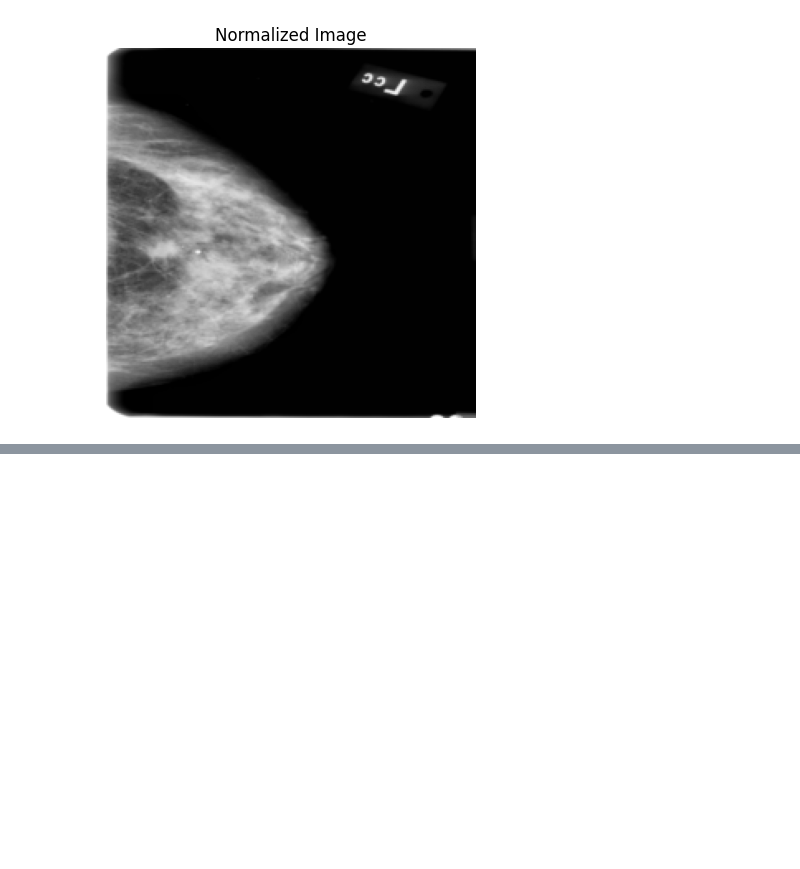
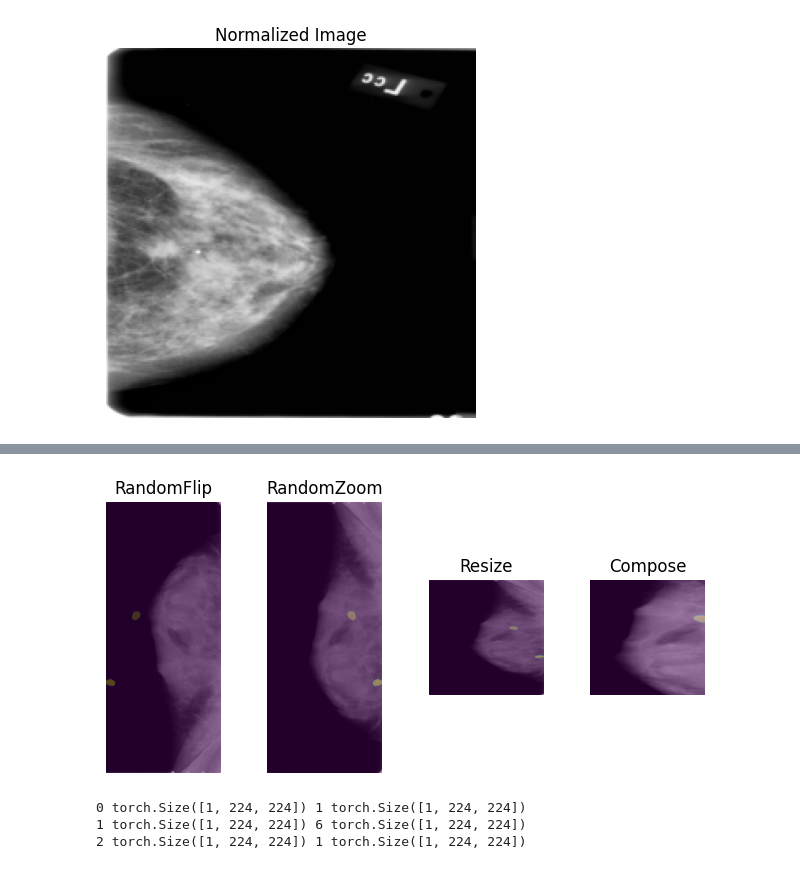
Before and after one commit to tmb2k01/mammo-vision, a Jupyter notebook: notebooks/data_preparation.ipynb, the cells around one changed output, grey strips where cells are left out. Cells and saved outputs as stored; diff of their text form; code cells hidden in the pictures; blank space fills up the shorter version.

```diff
--- a/notebooks/data_preparation.ipynb
+++ b/notebooks/data_preparation.ipynb
@@ -83,0 +118,48 @@ show(image_norm, "Normalized Image")
+# %%
+import torchvision.transforms as transforms
+
+from src.data_module import RandomFlip, RandomZoom, Resize
+
+flip = RandomFlip(0.5, 0.5)
+zoom = RandomZoom(2, 0.5)
+resize = Resize((224, 224))
+composed = transforms.Compose([flip, zoom, resize])
+
+fig = plt.figure()
+sample = dataset[42]
+for i, tsfrm in enumerate([flip, zoom, resize, composed]):
+    transformed_sample = tsfrm(sample)
+
+    ax = plt.subplot(1, 4, i + 1)
+    plt.tight_layout()
+    ax.set_title(type(tsfrm).__name__)
+    ax.axis("off")
+    show_masks(ax, **transformed_sample)
+
+plt.show()
+# %% [output]
+[figure, added]
+# %%
+from src.data_module import ToTensor
+
+transformed_dataset = CbisDdsmDataset(
+    "data/cbis-ddsm/train",
+    transform=transforms.Compose(
+        [
+            Resize((224, 224)),
+            RandomZoom(2, 0.5),
+            RandomFlip(0.5, 0.5),
+            ToTensor(),
+        ]
+    ),
+)
+
+for i, sample in enumerate(transformed_dataset):
+    print(i, sample["image"].size(), len(sample["masks"]), sample["masks"][0].size())
+
+    if i == 2:
+        break
+# %% [output]
+0 torch.Size([1, 224, 224]) 1 torch.Size([1, 224, 224])
+1 torch.Size([1, 224, 224]) 6 torch.Size([1, 224, 224])
+2 torch.Size([1, 224, 224]) 1 torch.Size([1, 224, 224])
```
Also changed, not shown: parts of 4 cells of this notebook, 3 other files.
